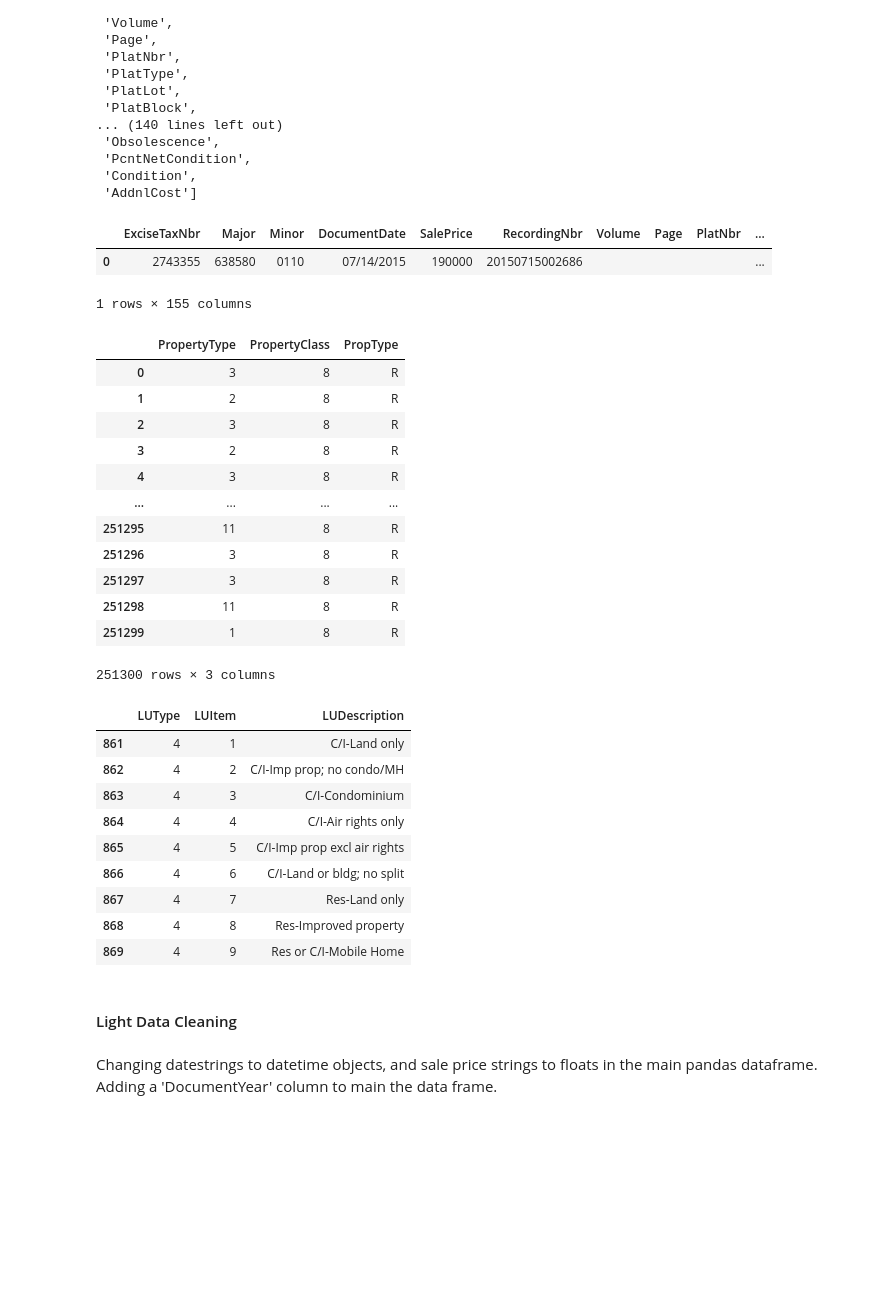
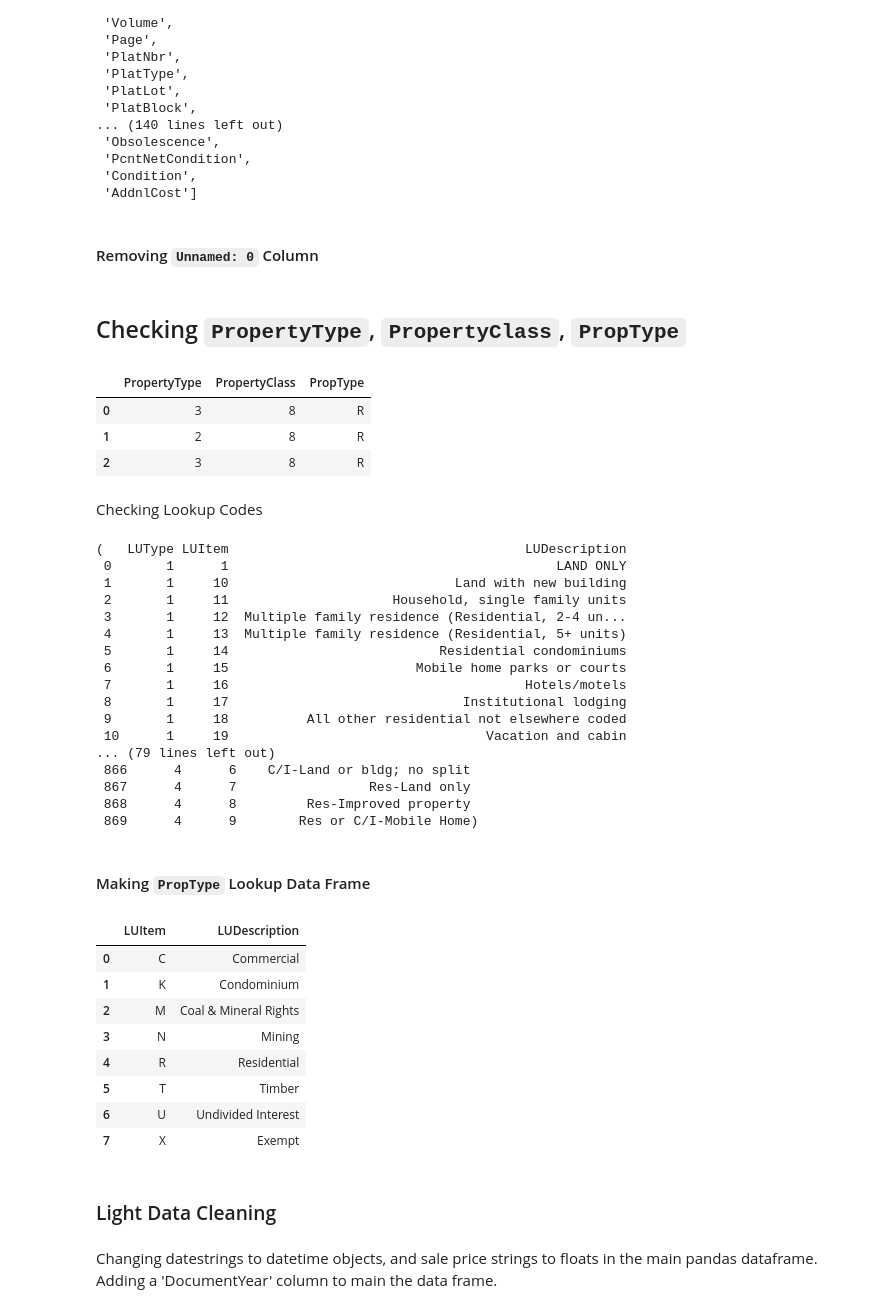
Before and after one commit to jeffreyhwatson/King_Co_Price_Analysis, a Jupyter notebook: notebooks/exploratory/eda_sql.ipynb, the cells around one changed output. Cells and saved outputs as stored; diff of their text form; code cells hidden in the pictures; blank space fills up the shorter version.

Commit message:
added print_unique(), PropType lookup df, deep_dive.ipynb

```diff
--- a/notebooks/exploratory/eda_sql.ipynb
+++ b/notebooks/exploratory/eda_sql.ipynb
@@ -177,55 +177,64 @@ list(df.columns)
  'PcntNetCondition',
  'Condition',
  'AddnlCost']
+# %% [markdown]
+#### Removing `Unnamed: 0` Column
 # %%
 # using custom dropper function to remove unnamed column found above
 fn.dropper(df, ['Unnamed: 0'], True)
-# %%
-# checking first row
-df.head(1)
-# %% [output]
-|  | ExciseTaxNbr | Major | Minor | DocumentDate | SalePrice | RecordingNbr | Volume | Page | PlatNbr | ... |
-| 0 | 2743355 | 638580 | 0110 | 07/14/2015 | 190000 | 20150715002686 |  |  |  | ... |
-1 rows × 155 columns
+# %% [markdown]
+## Checking `PropertyType`, `PropertyClass`, `PropType`
 # %%
-df[['PropertyType', 'PropertyClass', 'PropType']]
+df[['PropertyType', 'PropertyClass', 'PropType']].head(3)
 # %% [output]
 |  | PropertyType | PropertyClass | PropType |
 | 0 | 3 | 8 | R |
 | 1 | 2 | 8 | R |
 | 2 | 3 | 8 | R |
-| 3 | 2 | 8 | R |
-| 4 | 3 | 8 | R |
-| ... | ... | ... | ... |
-| 251295 | 11 | 8 | R |
-| 251296 | 3 | 8 | R |
-| 251297 | 3 | 8 | R |
-| 251298 | 11 | 8 | R |
-| 251299 | 1 | 8 | R |
-251300 rows × 3 columns
+# %% [markdown]
+Checking Lookup Codes
 # %%
-fn.lookup(look,4)
+fn.lookup(look, 1), fn.lookup(look,4)
 # %% [output]
-|  | LUType | LUItem | LUDescription |
-| 861 | 4 | 1 | C/I-Land only |
-| 862 | 4 | 2 | C/I-Imp prop; no condo/MH |
-| 863 | 4 | 3 | C/I-Condominium |
-| 864 | 4 | 4 | C/I-Air rights only |
-| 865 | 4 | 5 | C/I-Imp prop excl air rights |
-| 866 | 4 | 6 | C/I-Land or bldg; no split |
-| 867 | 4 | 7 | Res-Land only |
-| 868 | 4 | 8 | Res-Improved property |
-| 869 | 4 | 9 | Res or C/I-Mobile Home |
+(   LUType LUItem                                      LUDescription
+ 0       1      1                                          LAND ONLY
+ 1       1     10                             Land with new building
+ 2       1     11                     Household, single family units
+ 3       1     12  Multiple family residence (Residential, 2-4 un...
+ 4       1     13  Multiple family residence (Residential, 5+ units)
+ 5       1     14                           Residential condominiums
+ 6       1     15                        Mobile home parks or courts
+ 7       1     16                                      Hotels/motels
+ 8       1     17                              Institutional lodging
+ 9       1     18          All other residential not elsewhere coded
+ 10      1     19                                 Vacation and cabin
+... (79 lines left out)
+ 866      4      6    C/I-Land or bldg; no split
+ 867      4      7                 Res-Land only
+ 868      4      8         Res-Improved property
+ 869      4      9        Res or C/I-Mobile Home)
+# %% [markdown]
+#### Making `PropType` Lookup Data Frame
 # %%
 # PropType Codes
-
-prop_codes = [('C','Commercial'), ('K','Condominium'),\
-              ('M','Coal & Mineral Rights'),\
-              ('N', 'Mining'),( 'R', 'Residential'),\
-              ('T', 'Timber'), ('U', 'Undivided Interest'),\
-              ('X', 'Exempt')]
+codes = ['C', 'K', 'M', 'N', 'R', 'T', 'U', 'X']
+ptypes = ['Commercial', 'Condominium', 'Coal & Mineral Rights',\
+            'Mining', 'Residential', 'Timber', 'Undivided Interest', 'Exempt']
+pt = {'LUItem': codes, 'LUDescription': ptypes}
+PropTypes = pd.DataFrame().from_dict(pt)
+PropTypes
+# %% [output]
+|  | LUItem | LUDescription |
+| 0 | C | Commercial |
+| 1 | K | Condominium |
+| 2 | M | Coal & Mineral Rights |
+| 3 | N | Mining |
+| 4 | R | Residential |
+| 5 | T | Timber |
+| 6 | U | Undivided Interest |
+| 7 | X | Exempt |
 # %% [markdown]
-#### Light Data Cleaning
+### Light Data Cleaning
 # %% [markdown]
 Changing datestrings to datetime objects,  and sale price strings to floats in the main pandas dataframe. Adding a 'DocumentYear' column to main the data frame.
 # %%
```
Also changed, not shown: parts of 92 cells of this notebook, 4 other files.
